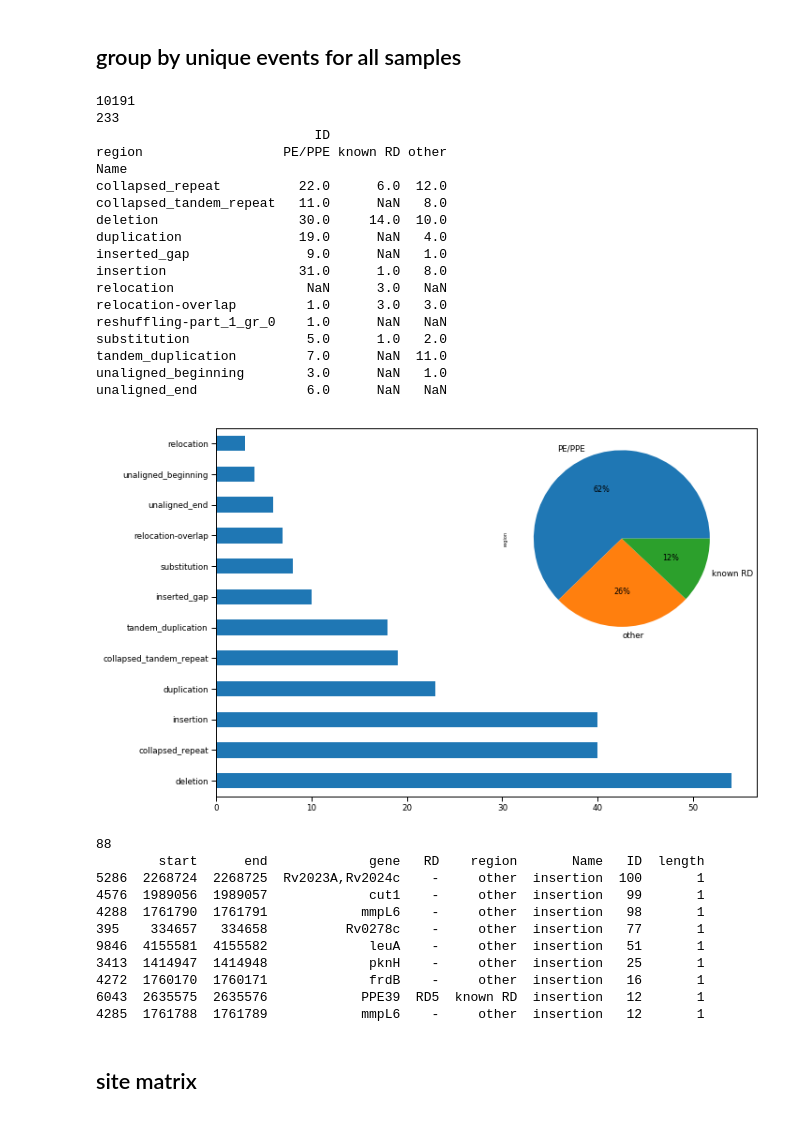
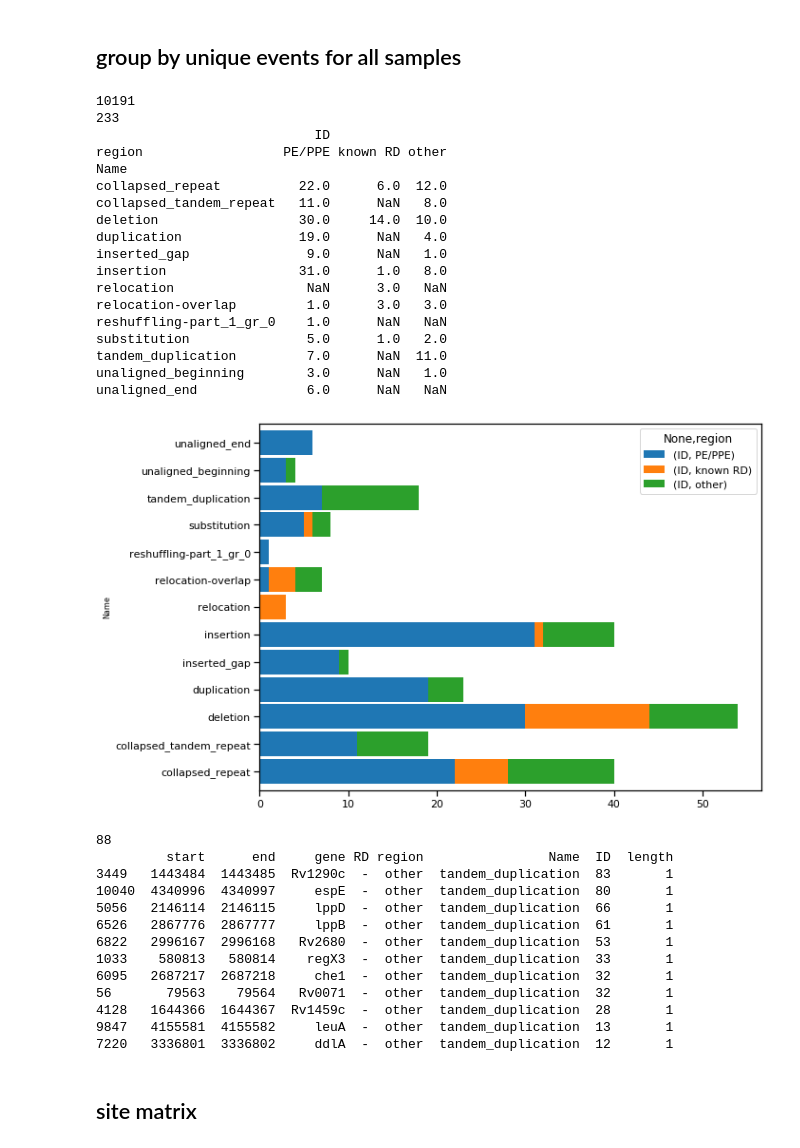
Before and after one commit to dmnfarrell/mtbdiff, a Jupyter notebook: notebooks/bovis_example.ipynb, the cells around one changed output. Saved outputs shown, nothing was run; the diff lists cells and outputs as text; code cells hidden in the pictures.

```diff
--- a/notebooks/bovis_example.ipynb
+++ b/notebooks/bovis_example.ipynb
@@ -8,7 +8,7 @@ Links:
 * https://www.frontiersin.org/articles/10.3389/fmicb.2018.02820/full
 * https://www.ncbi.nlm.nih.gov/pmc/articles/PMC1236643/
 # %%
-import os, sys, io, random, subprocess
+import os, sys, io, random, subprocess, re
 import string
 from importlib import reload
 import numpy as np
@@ -16,7 +16,7 @@ import pandas as pd
 pd.set_option('display.width',600)
 import pylab as plt
 import seaborn as sns
-sns.set_context("paper", rc={"font.size":8,"axes.titlesize":8,"axes.labelsize":5})
+sns.set_context("notebook", rc={"font.size":12,"axes.titlesize":8,"axes.labelsize":8})
 
 from IPython.display import Image
 from Bio.Seq import Seq
@@ -94,57 +94,59 @@ print (len(x))
 x = x[x['ID']>10]
 x = x.sort_values('ID',ascending=False)
 print (len(x))
 x.to_csv('mbovis_summary.csv',index=False)
 
-x.Name.value_counts()[:12].plot(y='Name',kind='barh',legend=False,ax=ax)
+#x.Name.value_counts()[:12].plot(y='Name',kind='barh',legend=False,ax=ax)
 s = pd.pivot_table(x,index=['Name'],values=['ID'],columns=['region'],aggfunc='count')
 print (s)
-#s.plot(kind='barh',legend=False,width=.9,ax=ax)
+s.plot(kind='barh',stacked=True,width=.9,ax=ax)
 
 p = x.region.value_counts()
-p.plot(y='ID',kind='pie',legend=False,autopct='%1.f%%',ax=ax.inset_axes([0.5, 0.4, 0.5, 0.6]))
+#p.plot(y='ID',kind='pie',legend=False,autopct='%1.f%%',ax=ax.inset_axes([0.5, 0.4, 0.5, 0.6]))
 plt.tight_layout()
 fig.savefig('mbovis_struct_stats.svg')
 # %% [output]
 10191
 233
                             ID
 region                  PE/PPE known RD other
 Name
 collapsed_repeat          22.0      6.0  12.0
 collapsed_tandem_repeat   11.0      NaN   8.0
 deletion                  30.0     14.0  10.0
 duplication               19.0      NaN   4.0
 inserted_gap               9.0      NaN   1.0
 insertion                 31.0      1.0   8.0
 relocation                 NaN      3.0   NaN
 relocation-overlap         1.0      3.0   3.0
 reshuffling-part_1_gr_0    1.0      NaN   NaN
 substitution               5.0      1.0   2.0
 tandem_duplication         7.0      NaN  11.0
 unaligned_beginning        3.0      NaN   1.0
 unaligned_end              6.0      NaN   NaN
-[figure, old version]
+[figure, new version]
 # %%
 x=x[x.region!='PE/PPE']
 g = x.groupby('gene').agg({'Name':np.size}).sort_values('Name',ascending=0)
 #print (g[:30])
 print (len(x))
 
-print (x[x.Name=='insertion'])
+print (x[x.Name=='tandem_duplication'])
 #print (x)
 # %% [output]
 88
-        start      end             gene   RD    region       Name   ID  length
-5286  2268724  2268725  Rv2023A,Rv2024c    -     other  insertion  100       1
-4576  1989056  1989057             cut1    -     other  insertion   99       1
-4288  1761790  1761791            mmpL6    -     other  insertion   98       1
-395    334657   334658          Rv0278c    -     other  insertion   77       1
-9846  4155581  4155582             leuA    -     other  insertion   51       1
-3413  1414947  1414948             pknH    -     other  insertion   25       1
-4272  1760170  1760171             frdB    -     other  insertion   16       1
-6043  2635575  2635576            PPE39  RD5  known RD  insertion   12       1
-4285  1761788  1761789            mmpL6    -     other  insertion   12       1
+         start      end     gene RD region                Name  ID  length
+3449   1443484  1443485  Rv1290c  -  other  tandem_duplication  83       1
+10040  4340996  4340997     espE  -  other  tandem_duplication  80       1
+5056   2146114  2146115     lppD  -  other  tandem_duplication  66       1
+6526   2867776  2867777     lppB  -  other  tandem_duplication  61       1
+6822   2996167  2996168   Rv2680  -  other  tandem_duplication  53       1
+1033    580813   580814    regX3  -  other  tandem_duplication  33       1
+6095   2687217  2687218     che1  -  other  tandem_duplication  32       1
+56       79563    79564   Rv0071  -  other  tandem_duplication  32       1
+4128   1644366  1644367  Rv1459c  -  other  tandem_duplication  28       1
+9847   4155581  4155582     leuA  -  other  tandem_duplication  13       1
+7220   3336801  3336802     ddlA  -  other  tandem_duplication  12       1
 # %%
 #extract bovis names to table
 ba = info[info.Assembly_nover.isin(struct.assembly)][icols]
```
Also changed, not shown: parts of 7 cells of this notebook.
